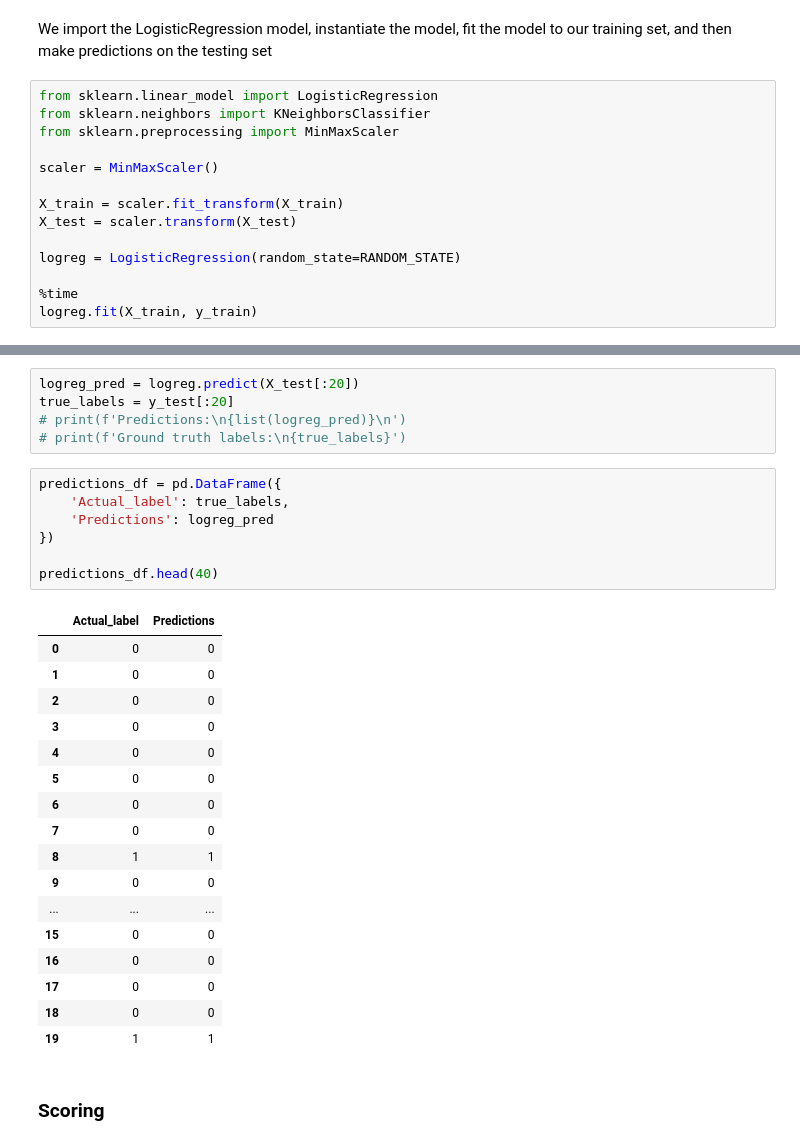
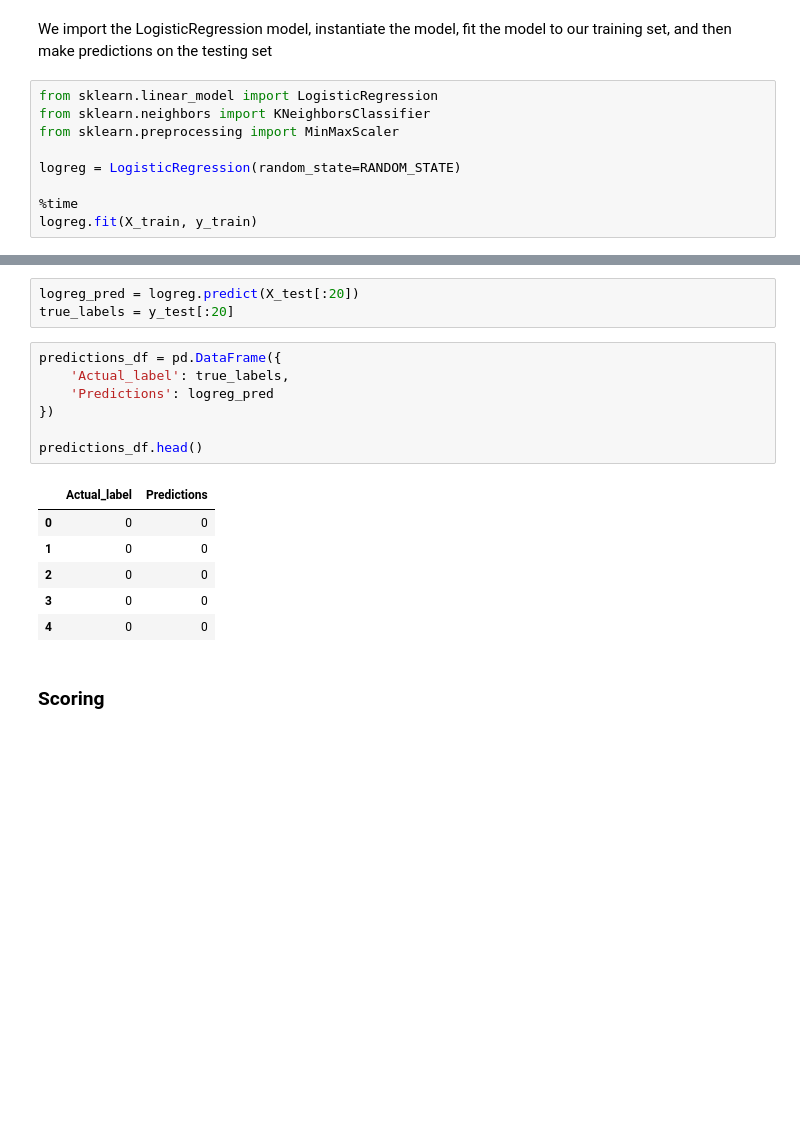
Before and after one commit to SmittyB00p/bank_customer_churn_capstone, a Jupyter notebook: notebooks/baseline.ipynb, the cells around one changed output, grey strips where cells are left out. Drawn from its saved outputs; the diff is of its cells as text; blank space fills up the shorter version.

```diff
--- a/notebooks/baseline.ipynb
+++ b/notebooks/baseline.ipynb
@@ -80,11 +82,6 @@ from sklearn.linear_model import LogisticRegression
 from sklearn.neighbors import KNeighborsClassifier
 from sklearn.preprocessing import MinMaxScaler
 
-scaler = MinMaxScaler()
-
-X_train = scaler.fit_transform(X_train)
-X_test = scaler.transform(X_test)
-
 logreg = LogisticRegression(random_state=RANDOM_STATE)
 
 %time
@@ -96,33 +100,20 @@ LogisticRegression(random_state=3)
 # %%
 logreg_pred = logreg.predict(X_test[:20])
 true_labels = y_test[:20]
-# print(f'Predictions:\n{list(logreg_pred)}\n')
-# print(f'Ground truth labels:\n{true_labels}')
 # %%
 predictions_df = pd.DataFrame({
     'Actual_label': true_labels,
     'Predictions': logreg_pred
 })
 
-predictions_df.head(40)
+predictions_df.head()
 # %% [output]
 |  | Actual_label | Predictions |
 | 0 | 0 | 0 |
 | 1 | 0 | 0 |
 | 2 | 0 | 0 |
 | 3 | 0 | 0 |
 | 4 | 0 | 0 |
-| 5 | 0 | 0 |
-| 6 | 0 | 0 |
-| 7 | 0 | 0 |
-| 8 | 1 | 1 |
-| 9 | 0 | 0 |
-| ... | ... | ... |
-| 15 | 0 | 0 |
-| 16 | 0 | 0 |
-| 17 | 0 | 0 |
-| 18 | 0 | 0 |
-| 19 | 1 | 1 |
 # %% [markdown]
 ### Scoring
 # %%
```
Also changed, not shown: parts of 48 cells of this notebook.
